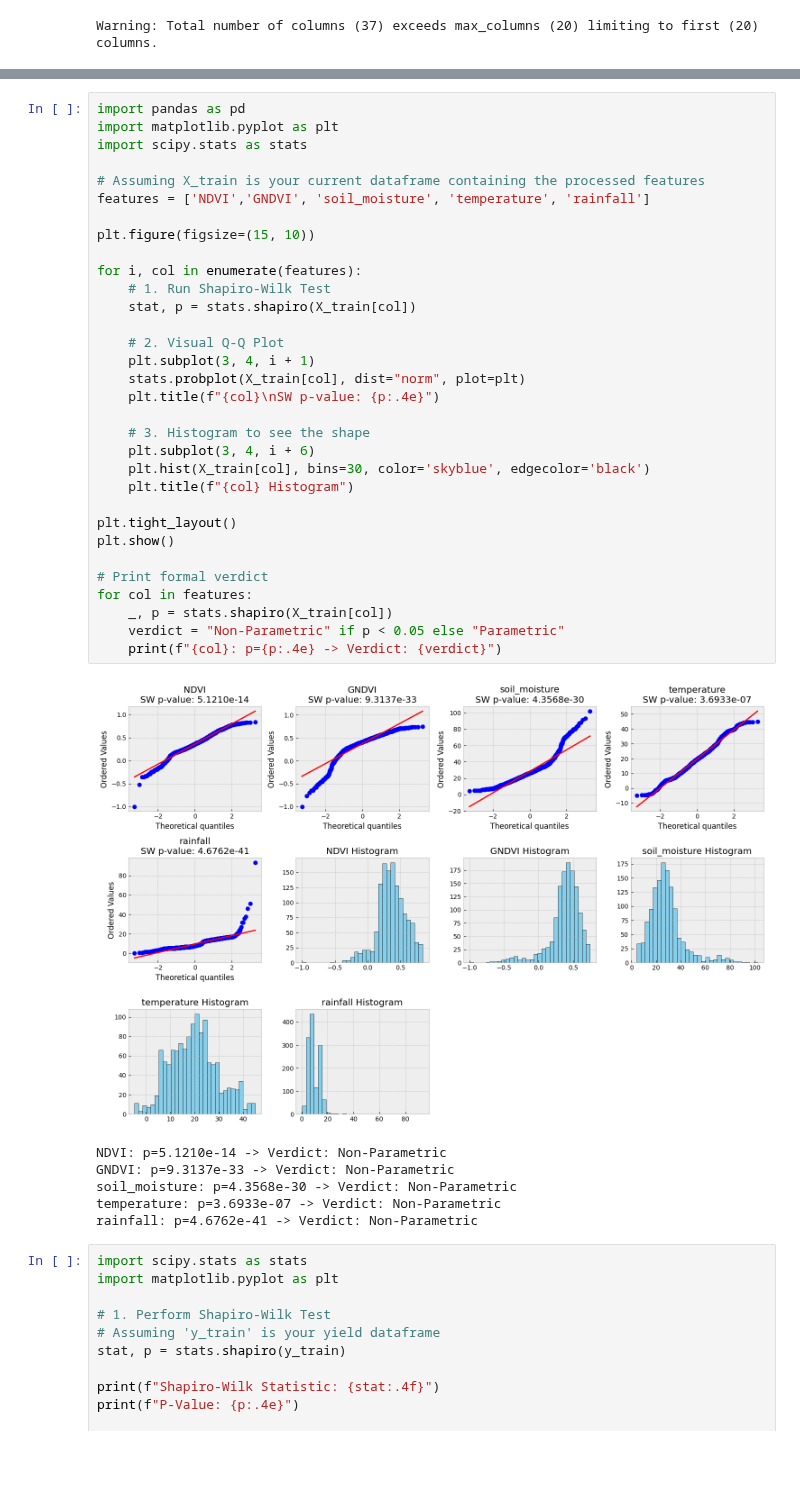
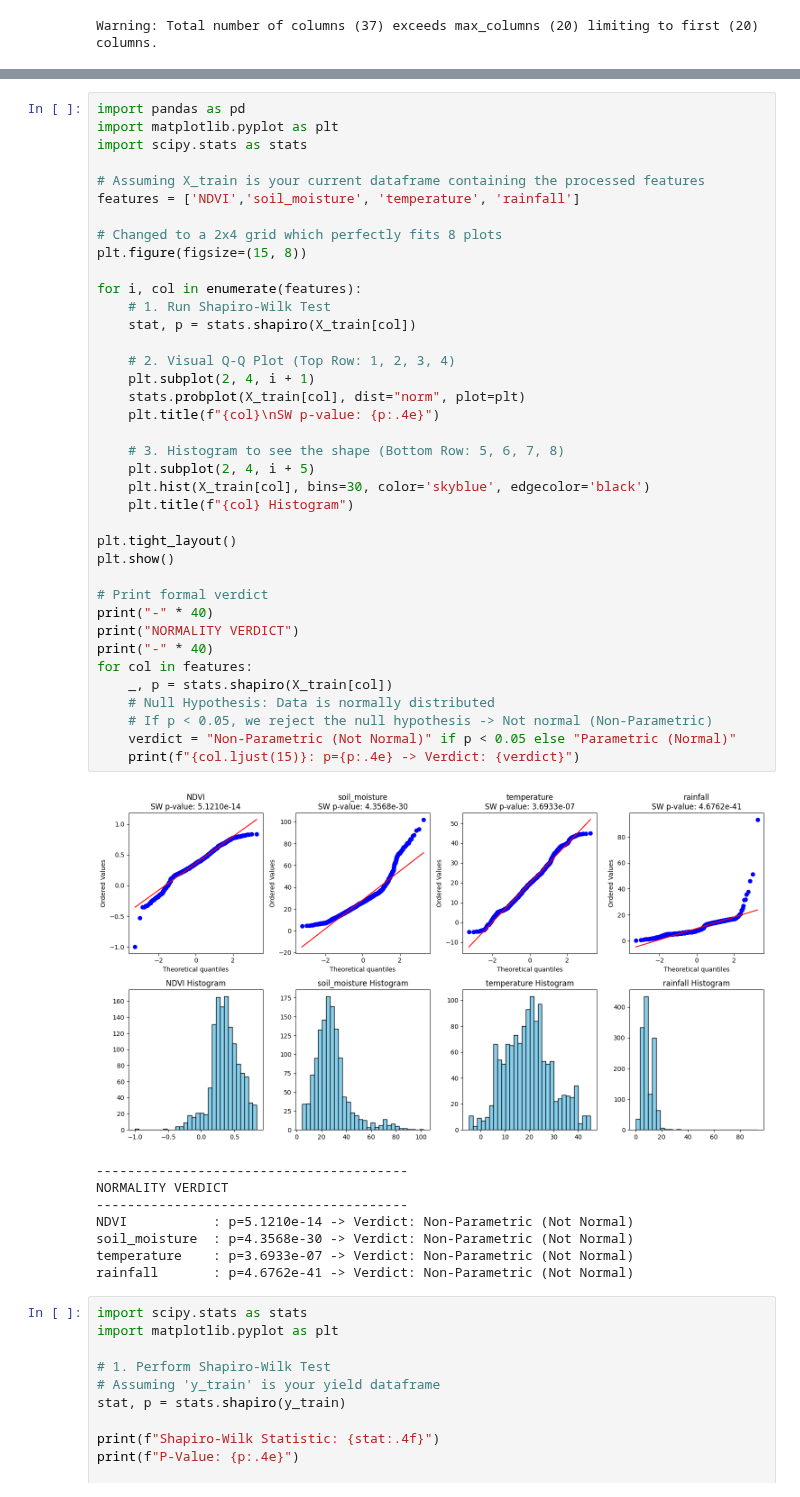
Before and after one commit to himansa-weerakooon/Yield_Prediction, a Jupyter notebook: yield_prediction.ipynb, the cells around one changed output, grey strips where cells are left out. Saved outputs shown, nothing was run; the diff lists cells and outputs as text; blank space fills up the shorter version.

```diff
--- a/yield_prediction.ipynb
+++ b/yield_prediction.ipynb
@@ -263,42 +299,50 @@ Name: yield, dtype: float64
 # %%
 import pandas as pd
 import matplotlib.pyplot as plt
 import scipy.stats as stats
 
 # Assuming X_train is your current dataframe containing the processed features
-features = ['NDVI','GNDVI', 'soil_moisture', 'temperature', 'rainfall']
+features = ['NDVI','soil_moisture', 'temperature', 'rainfall']
 
-plt.figure(figsize=(15, 10))
+# Changed to a 2x4 grid which perfectly fits 8 plots
+plt.figure(figsize=(15, 8))
 
 for i, col in enumerate(features):
     # 1. Run Shapiro-Wilk Test
     stat, p = stats.shapiro(X_train[col])
 
-    # 2. Visual Q-Q Plot
-    plt.subplot(3, 4, i + 1)
+    # 2. Visual Q-Q Plot (Top Row: 1, 2, 3, 4)
+    plt.subplot(2, 4, i + 1)
     stats.probplot(X_train[col], dist="norm", plot=plt)
     plt.title(f"{col}\nSW p-value: {p:.4e}")
 
-    # 3. Histogram to see the shape
-    plt.subplot(3, 4, i + 6)
+    # 3. Histogram to see the shape (Bottom Row: 5, 6, 7, 8)
+    plt.subplot(2, 4, i + 5)
     plt.hist(X_train[col], bins=30, color='skyblue', edgecolor='black')
     plt.title(f"{col} Histogram")
 
 plt.tight_layout()
 plt.show()
 
 # Print formal verdict
+print("-" * 40)
+print("NORMALITY VERDICT")
+print("-" * 40)
 for col in features:
     _, p = stats.shapiro(X_train[col])
-    verdict = "Non-Parametric" if p < 0.05 else "Parametric"
-    print(f"{col}: p={p:.4e} -> Verdict: {verdict}")
+    # Null Hypothesis: Data is normally distributed
+    # If p < 0.05, we reject the null hypothesis -> Not normal (Non-Parametric)
+    verdict = "Non-Parametric (Not Normal)" if p < 0.05 else "Parametric (Normal)"
+    print(f"{col.ljust(15)}: p={p:.4e} -> Verdict: {verdict}")
 # %% [output]
-[figure, old version]
+[figure, new version]
-NDVI: p=5.1210e-14 -> Verdict: Non-Parametric
-GNDVI: p=9.3137e-33 -> Verdict: Non-Parametric
-soil_moisture: p=4.3568e-30 -> Verdict: Non-Parametric
-temperature: p=3.6933e-07 -> Verdict: Non-Parametric
-rainfall: p=4.6762e-41 -> Verdict: Non-Parametric
+----------------------------------------
+NORMALITY VERDICT
+----------------------------------------
+NDVI           : p=5.1210e-14 -> Verdict: Non-Parametric (Not Normal)
+soil_moisture  : p=4.3568e-30 -> Verdict: Non-Parametric (Not Normal)
+temperature    : p=3.6933e-07 -> Verdict: Non-Parametric (Not Normal)
+rainfall       : p=4.6762e-41 -> Verdict: Non-Parametric (Not Normal)
 # %%
 import scipy.stats as stats
 import matplotlib.pyplot as plt
```
Also changed, not shown: parts of 7 cells of this notebook.
